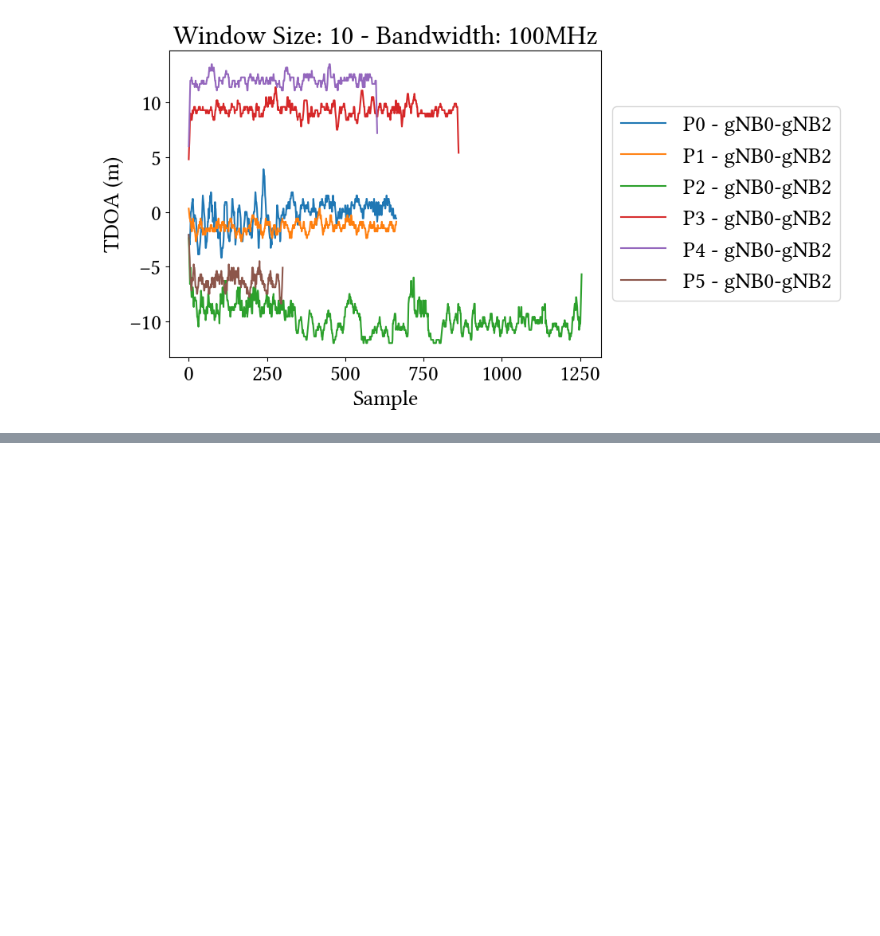
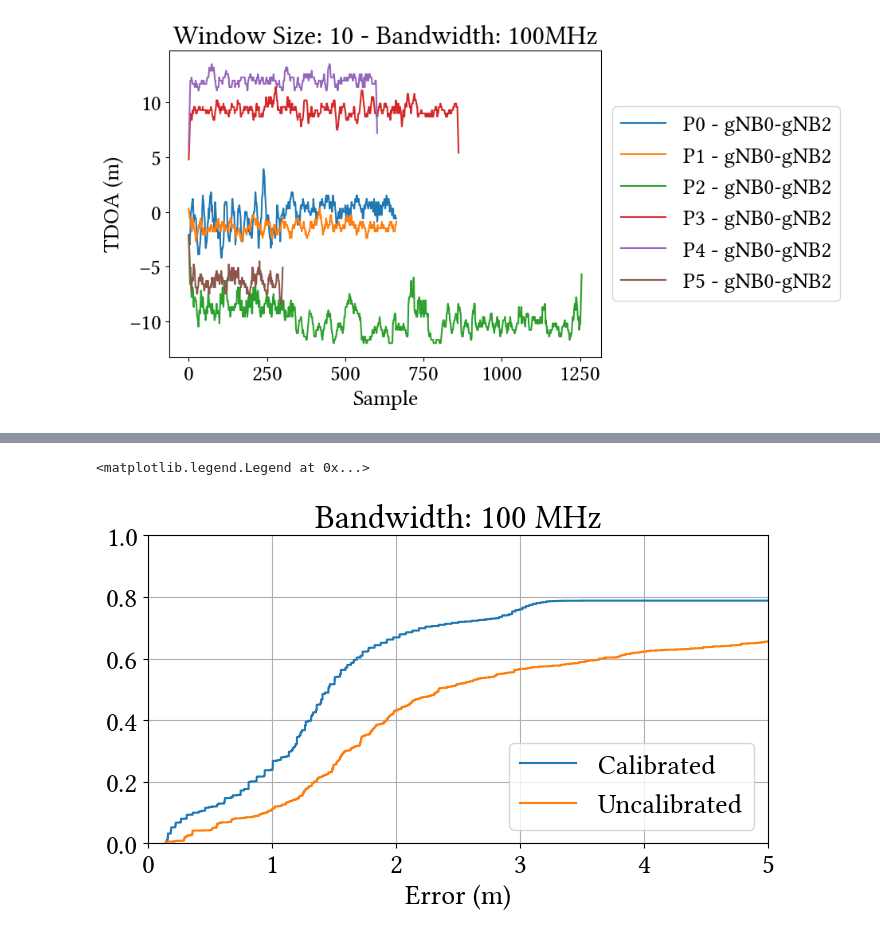
Before and after one commit to yagoliz/5glocalization, a Jupyter notebook: notebooks/ext-03-tdoa_5g_tdoa_plots.ipynb, the cells around one changed output, grey strips where cells are left out. Drawn from its saved outputs; the diff is of its cells as text; code cells hidden in the pictures; blank space fills up the shorter version.

```diff
--- a/notebooks/ext-03-tdoa_5g_tdoa_plots.ipynb
+++ b/notebooks/ext-03-tdoa_5g_tdoa_plots.ipynb
@@ -295,0 +508,15 @@ plt.show()
+# %%
+f, ax = plt.subplots(figsize=(8, 4))
+
+ax.ecdf(eenli)
+ax.ecdf(eenli_o)
+
+ax.set_xlim([0,5])
+ax.grid()
+
+ax.set_title(f'Bandwidth: {frequency_mhz} MHz')
+ax.set_xlabel('Error (m)')
+ax.legend(['Calibrated', 'Uncalibrated'])
+# %% [output]
+<matplotlib.legend.Legend at 0x...>
+[figure, added]
```
Also changed, not shown: parts of 17 cells of this notebook, 20 other files.
